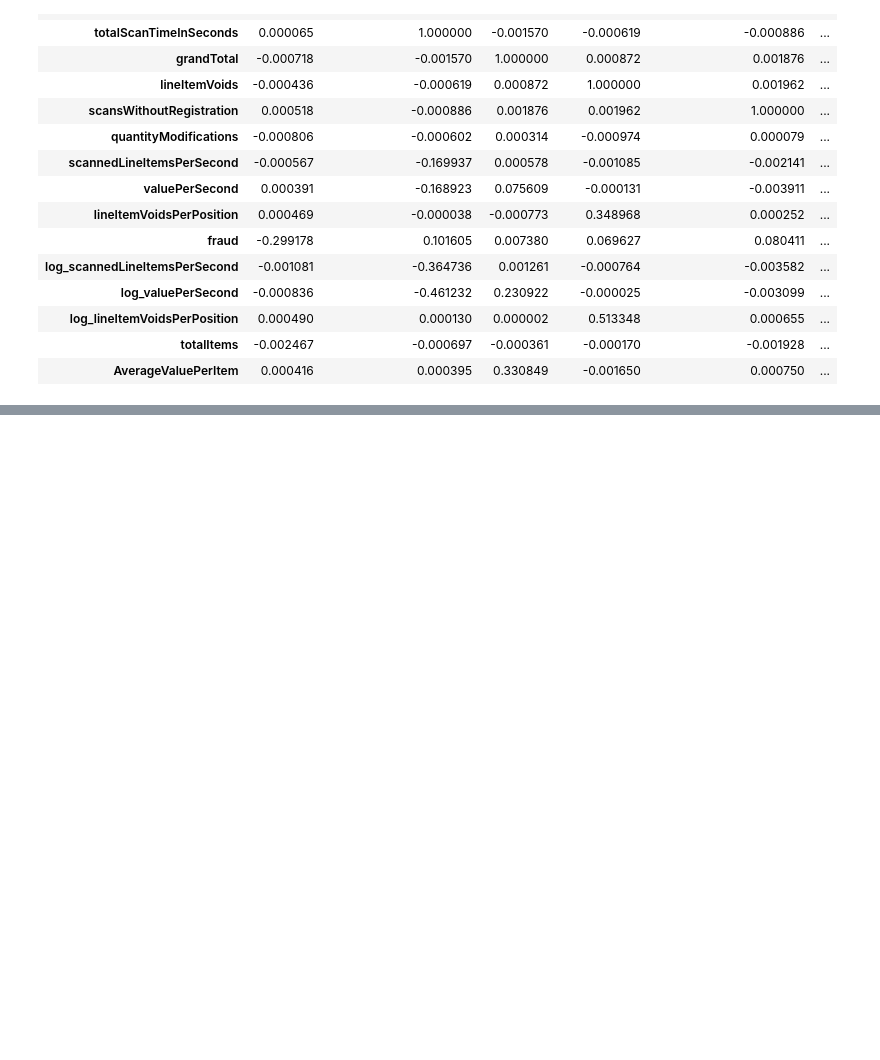
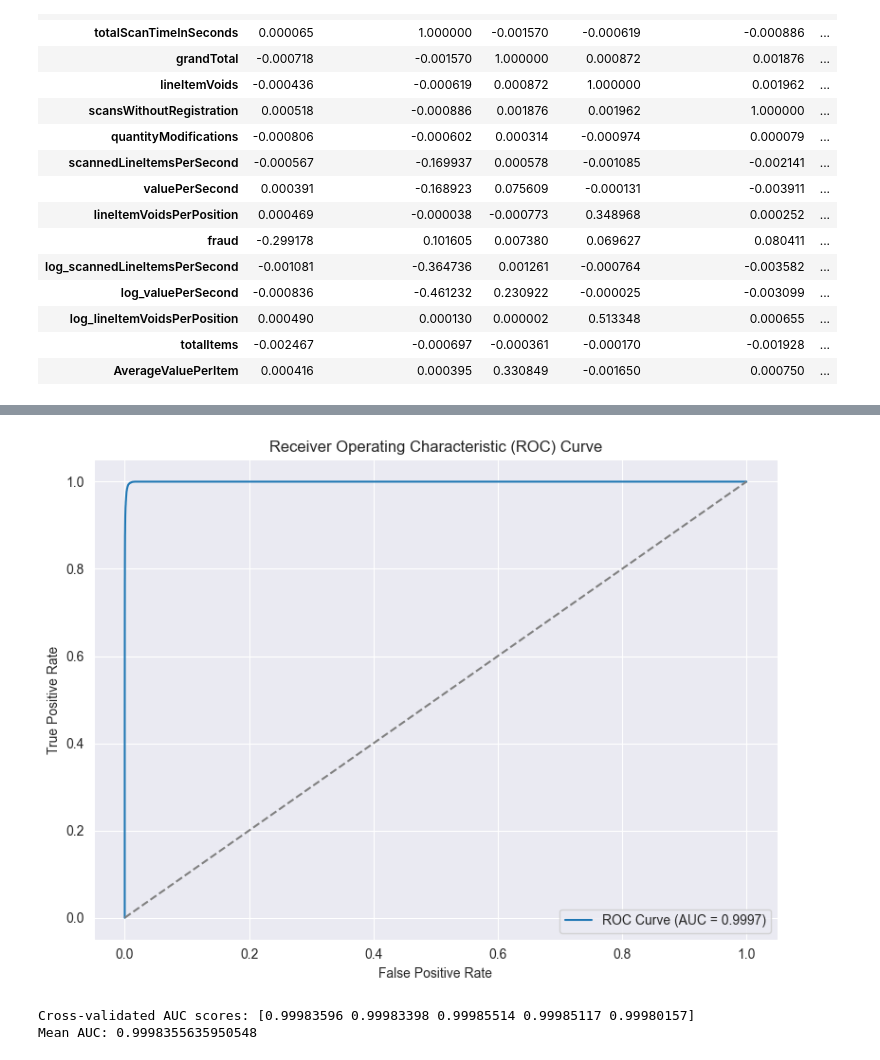
Before and after one commit to Jibincodes/AnalyticsProject2025, a Jupyter notebook: src/analysis.ipynb, the cells around one changed output, grey strips where cells are left out. Drawn from its saved outputs; the diff is of its cells as text; code cells hidden in the pictures; blank space fills up the shorter version.

```diff
--- a/src/analysis.ipynb
+++ b/src/analysis.ipynb
@@ -958,0 +1043,48 @@ df.corr()
+# %%
+from sklearn.metrics import roc_curve, auc
+
+# Get probabilities instead of labels
+y_prob = rf.predict_proba(X_test)[:, 1]  # probability of fraud class (1)
+
+# Compute ROC curve and AUC
+fpr, tpr, thresholds = roc_curve(y_test, y_prob)
+roc_auc = auc(fpr, tpr)
+
+# Plot ROC Curve
+plt.figure(figsize=(8, 6))
+plt.plot(fpr, tpr, label=f"ROC Curve (AUC = {roc_auc:.4f})")
+plt.plot([0, 1], [0, 1], linestyle="--", color='gray')
+plt.xlabel("False Positive Rate")
+plt.ylabel("True Positive Rate")
+plt.title("Receiver Operating Characteristic (ROC) Curve")
+plt.legend(loc="lower right")
+plt.grid(True)
+plt.tight_layout()
+plt.show()
+# %% [output]
+[figure, added]
+# %%
+from sklearn.model_selection import StratifiedKFold, cross_val_score
+from sklearn.pipeline import Pipeline
+from imblearn.pipeline import Pipeline as ImbPipeline
+from sklearn.preprocessing import StandardScaler
+
+# Define pipeline
+pipeline = ImbPipeline(steps=[
+    ('scaler', StandardScaler()),          # Optional: standardize features
+    ('smote', SMOTE(random_state=42)),
+    ('rf', RandomForestClassifier(n_estimators=100, random_state=42))
+])
+
+# 5-Fold Stratified Cross Validation (preserves class ratio in each fold)
+cv = StratifiedKFold(n_splits=5, shuffle=True, random_state=42)
+
+# Evaluate with AUC scoring
+scores = cross_val_score(pipeline, X, y, scoring='roc_auc', cv=cv, n_jobs=-1)
+
+# Results
+print("Cross-validated AUC scores:", scores)
+print("Mean AUC:", scores.mean())
+# %% [output]
+Cross-validated AUC scores: [0.99983596 0.99983398 0.99985514 0.99985117 0.99980157]
+Mean AUC: 0.9998355635950548
```
Also changed, not shown: parts of 8 cells of this notebook.
